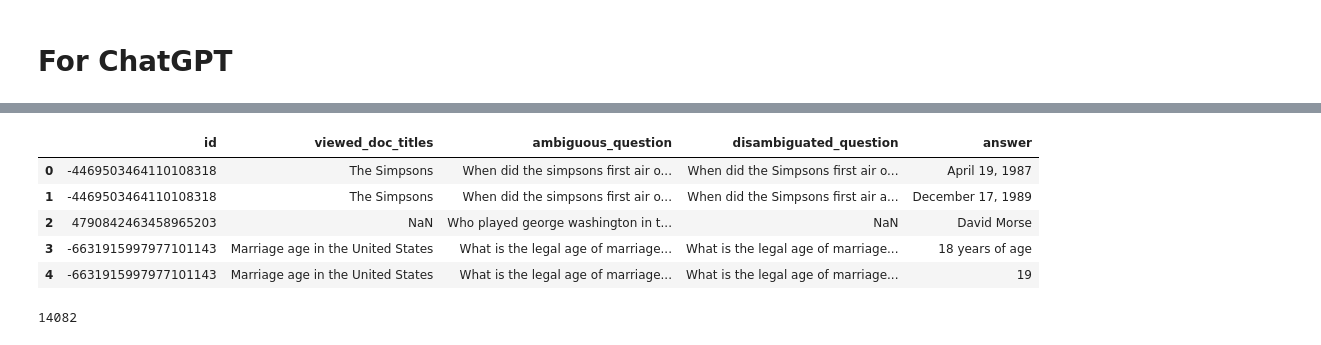
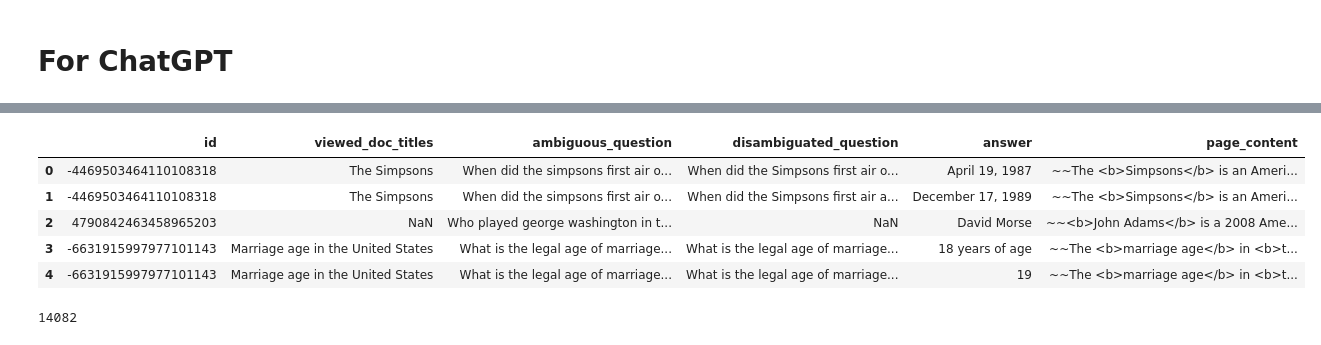
Before and after one commit to tmsavage/LGEN_Ambiguous_Queries, a Jupyter notebook: data_processing/Reformat_Data_LARGE.ipynb, the cells around one changed output, grey strips where cells are left out. Saved outputs shown, nothing was run; the diff lists cells and outputs as text; code cells hidden in the pictures.

```diff
--- a/data_processing/Reformat_Data_LARGE.ipynb
+++ b/data_processing/Reformat_Data_LARGE.ipynb
@@ -319,14 +368,14 @@ train_df.head()
 # %%
 file_path = '../../data/LARGE/train.json'
-ambiguous_train_LARGE_df = flatten_data_LARGE(file_path)
+ambiguous_train_LARGE_df = flatten_data_LARGE_new(file_path)
 ambiguous_train_LARGE_df.head()
 # %% [output]
-|  | id | viewed_doc_titles | ambiguous_question | disambiguated_question | answer |
-| 0 | -4469503464110108318 | The Simpsons | When did the simpsons first air o... | When did the Simpsons first air o... | April 19, 1987 |
-| 1 | -4469503464110108318 | The Simpsons | When did the simpsons first air o... | When did the Simpsons first air a... | December 17, 1989 |
-| 2 | 4790842463458965203 | NaN | Who played george washington in t... | NaN | David Morse |
-| 3 | -6631915997977101143 | Marriage age in the United States | What is the legal age of marriage... | What is the legal age of marriage... | 18 years of age |
-| 4 | -6631915997977101143 | Marriage age in the United States | What is the legal age of marriage... | What is the legal age of marriage... | 19 |
+|  | id | viewed_doc_titles | ambiguous_question | disambiguated_question | answer | page_content |
+| 0 | -4469503464110108318 | The Simpsons | When did the simpsons first air o... | When did the Simpsons first air o... | April 19, 1987 | ~~The <b>Simpsons</b> is an Ameri... |
+| 1 | -4469503464110108318 | The Simpsons | When did the simpsons first air o... | When did the Simpsons first air a... | December 17, 1989 | ~~The <b>Simpsons</b> is an Ameri... |
+| 2 | 4790842463458965203 | NaN | Who played george washington in t... | NaN | David Morse | ~~<b>John Adams</b> is a 2008 Ame... |
+| 3 | -6631915997977101143 | Marriage age in the United States | What is the legal age of marriage... | What is the legal age of marriage... | 18 years of age | ~~The <b>marriage age</b> in <b>t... |
+| 4 | -6631915997977101143 | Marriage age in the United States | What is the legal age of marriage... | What is the legal age of marriage... | 19 | ~~The <b>marriage age</b> in <b>t... |
 # %%
 ambiguous_train_LARGE_cleaned_df = ambiguous_train_LARGE_df.dropna(subset=['disambiguated_question'])
 print(len(ambiguous_train_LARGE_cleaned_df))
```
Also changed, not shown: parts of 16 cells of this notebook, 1 other file.
